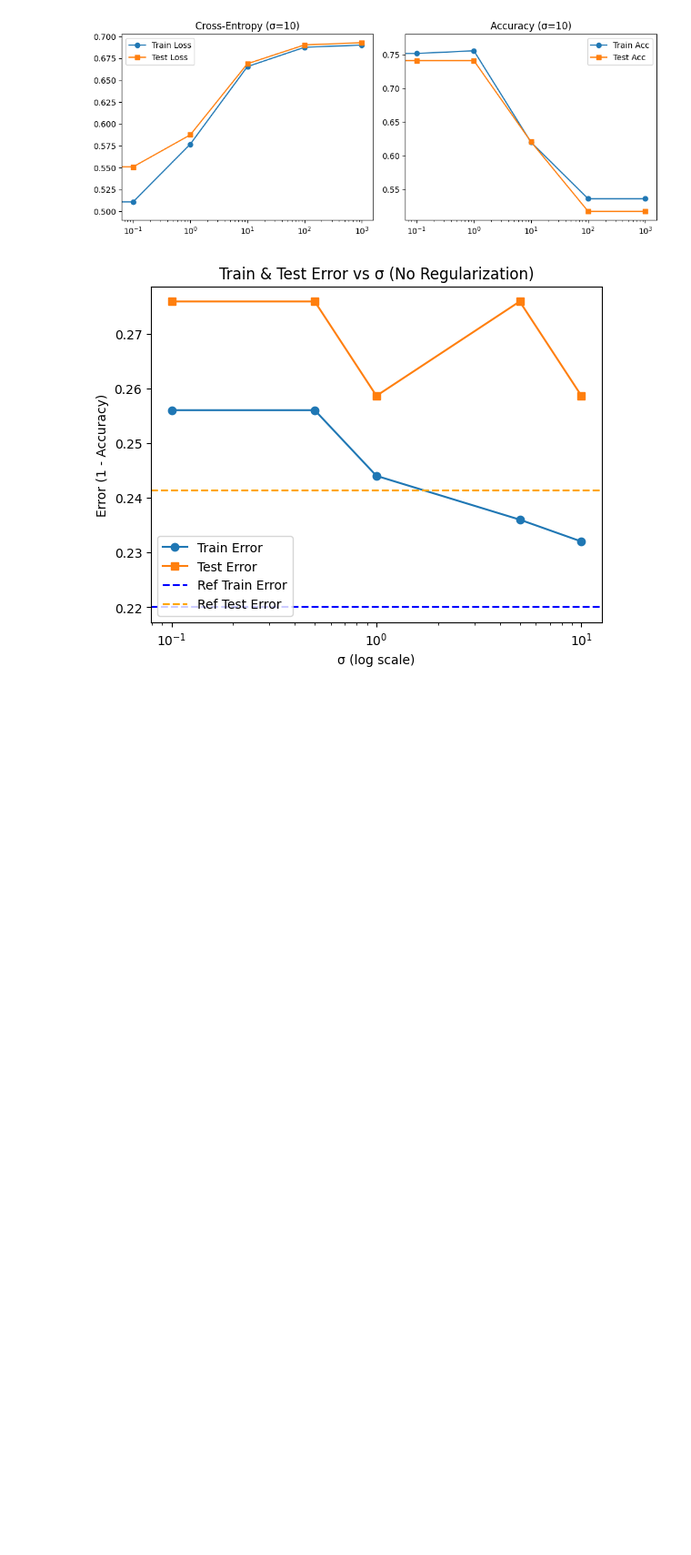
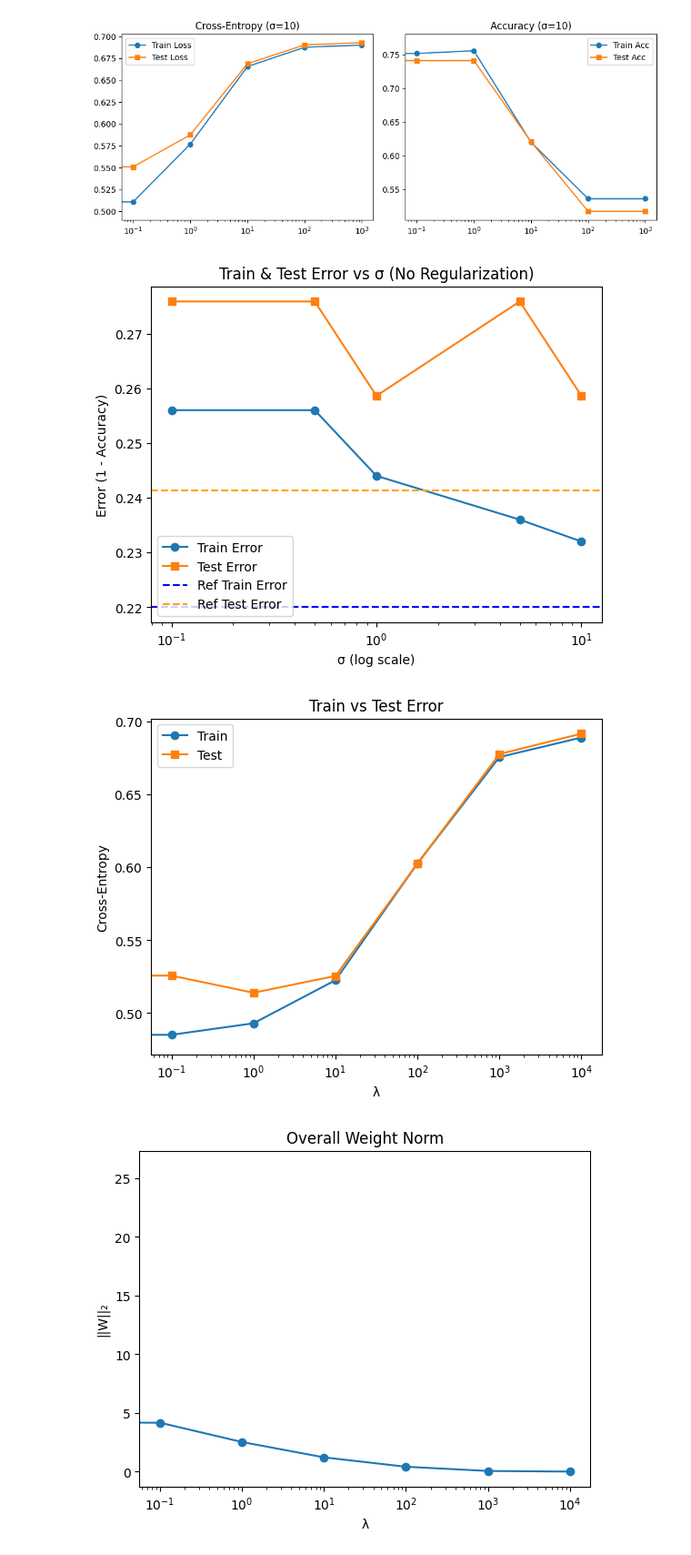
Before and after one commit to ThodupunooriSaiManish/Machine_Learning, a Jupyter notebook: ML_Assignment_1(205).ipynb, the cells around one changed output. Shown at 91% size. Saved outputs shown, nothing was run; the diff lists cells and outputs as text; code cells hidden in the pictures; blank space fills up the shorter version.

```diff
--- a/ML_Assignment_1(205).ipynb
+++ b/ML_Assignment_1(205).ipynb
@@ -390,0 +430,18 @@ plt.show()
+# %%
+# --- Plots ---
+plt.plot(lambdas, train_err, '-o', label="Train")
+plt.plot(lambdas, test_err, '-s', label="Test")
+plt.xscale("log"); plt.xlabel("λ"); plt.ylabel("Cross-Entropy")
+plt.title("Train vs Test Error"); plt.legend(); plt.show()
+
+plt.plot(lambdas, w_norm, '-o')
+plt.xscale("log"); plt.xlabel("λ"); plt.ylabel("||W||₂")
+plt.title("Overall Weight Norm"); plt.show()
+
+for s in sigmas:
+    plt.plot(lambdas, w_norm_sigma[s], '-o', label=f"σ={s}")
+plt.xscale("log"); plt.xlabel("λ"); plt.ylabel("||Wσ||₂")
+plt.title("Weight Norm per σ"); plt.legend(); plt.show()
+# %% [output]
+[figure, added]
+[figure, added]
```
Also changed, not shown: parts of 3 cells of this notebook.
